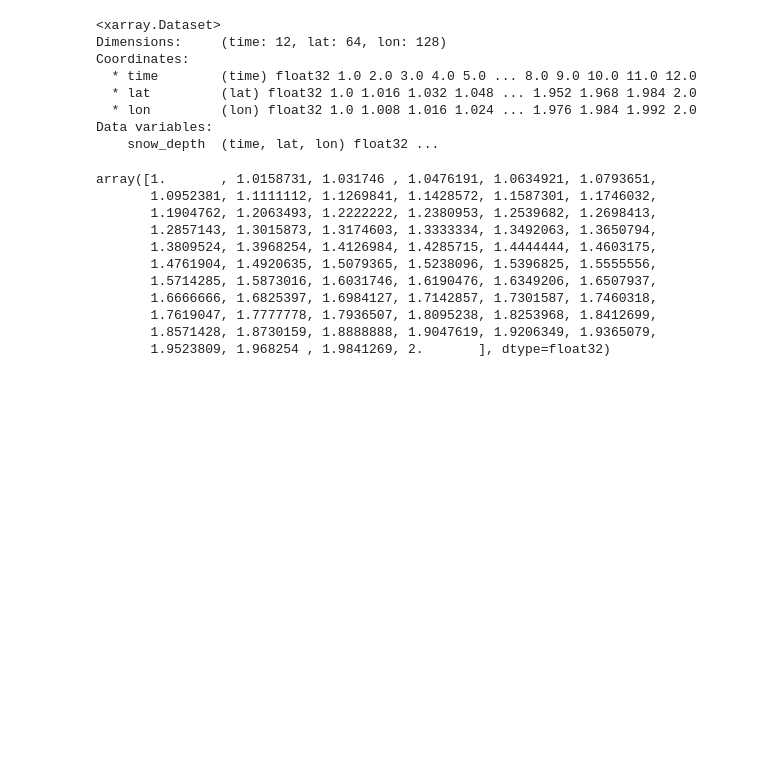
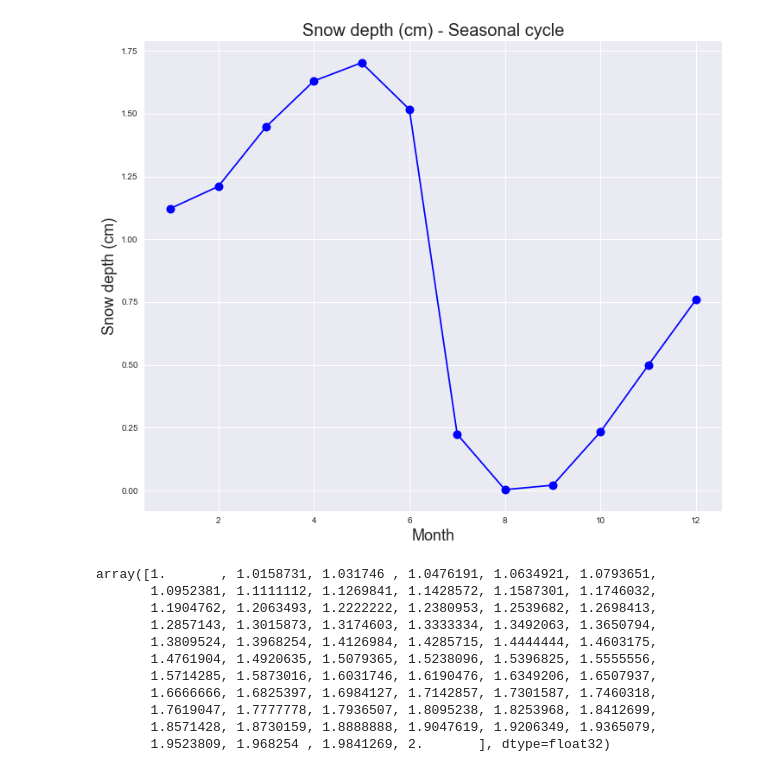
Before and after one commit to bazilsky/jupyter_local, a Jupyter notebook: netcdf/plot_arctic_netcdf_cartopy.ipynb, the cells around one changed output. Saved outputs shown, nothing was run; the diff lists cells and outputs as text; code cells hidden in the pictures; blank space fills up the shorter version.

```diff
--- a/netcdf/plot_arctic_netcdf_cartopy.ipynb
+++ b/netcdf/plot_arctic_netcdf_cartopy.ipynb
@@ -38,14 +48,28 @@ ds = xr.open_dataset("tomcat_snow_depth_2.nc")
 # %%
-ds
+ds = xr.open_dataset("tomcat_snow_depth_3.nc")
+
+#snow depth data
+snow_depth = ds['snow_depth'].values*100 # 0 is for January -- Winter and convert to cm
+
+# Extract the latitude and longitude arrays
+lat = ds['lat'].values
+lon = ds['lon'].values
+
+sd_tseries = np.array([])
+
+for i in range(12):
+    sd_mean = np.mean(snow_depth[i,:,:])
+    sd_tseries = np.append(sd_tseries,sd_mean)
+
+plt.figure(figsize=(12,10))
+plt.style.use('seaborn')
+plt.title('Snow depth (cm) - Seasonal cycle', fontsize = 20)
+plt.xlabel('Month', fontsize = 18)
+plt.ylabel('Snow depth (cm)', fontsize = 18)
+plt.plot(np.arange(1,13,1),sd_tseries,'b.-',markersize = 20)
+plt.show()
 # %% [output]
-<xarray.Dataset>
-Dimensions:     (time: 12, lat: 64, lon: 128)
-Coordinates:
-  * time        (time) float32 1.0 2.0 3.0 4.0 5.0 ... 8.0 9.0 10.0 11.0 12.0
-  * lat         (lat) float32 1.0 1.016 1.032 1.048 ... 1.952 1.968 1.984 2.0
-  * lon         (lon) float32 1.0 1.008 1.016 1.024 ... 1.976 1.984 1.992 2.0
-Data variables:
-    snow_depth  (time, lat, lon) float32 ...
+[figure, added]
 # %%
 ds['lat'].values
 # %% [output]
```
Also changed, not shown: parts of 2 cells of this notebook, 10 other files.
